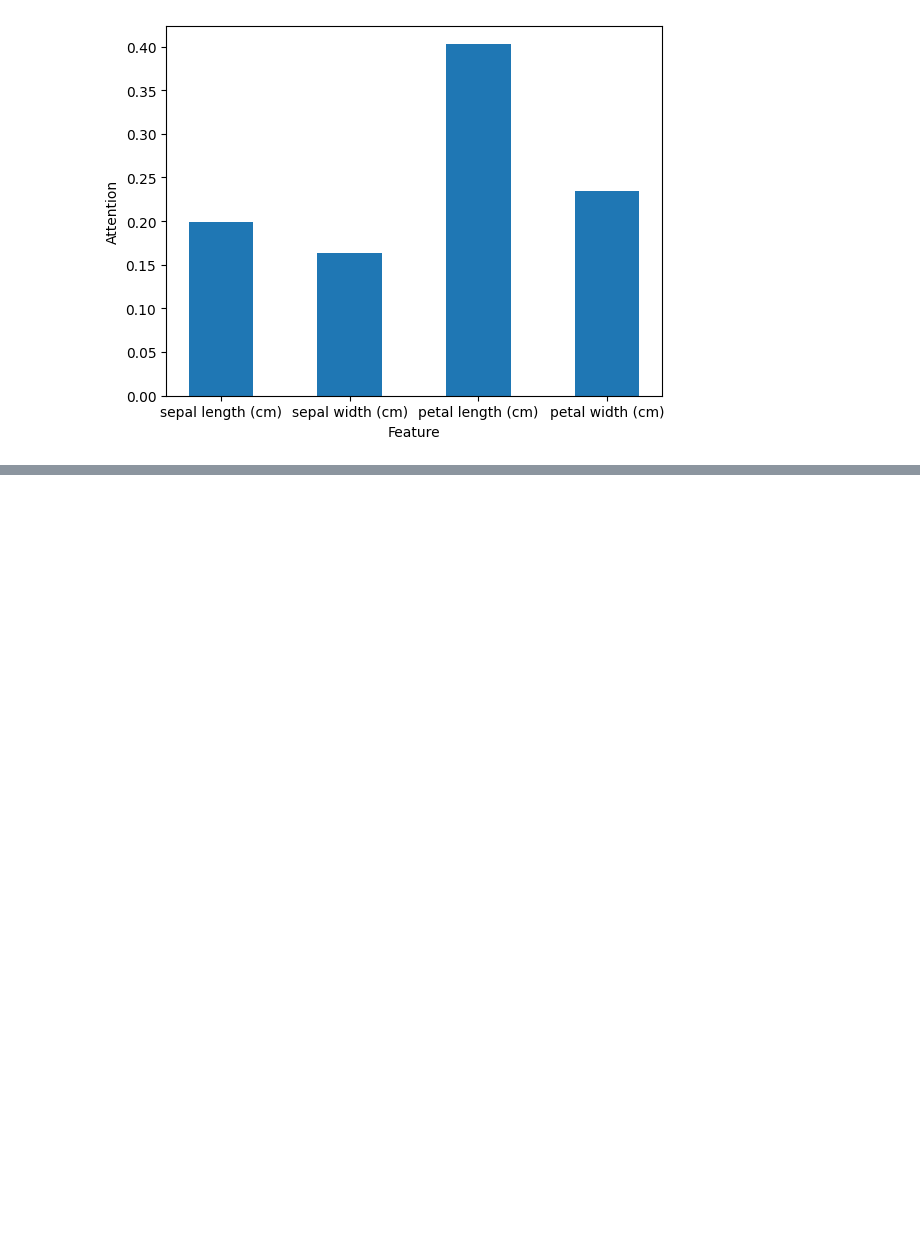
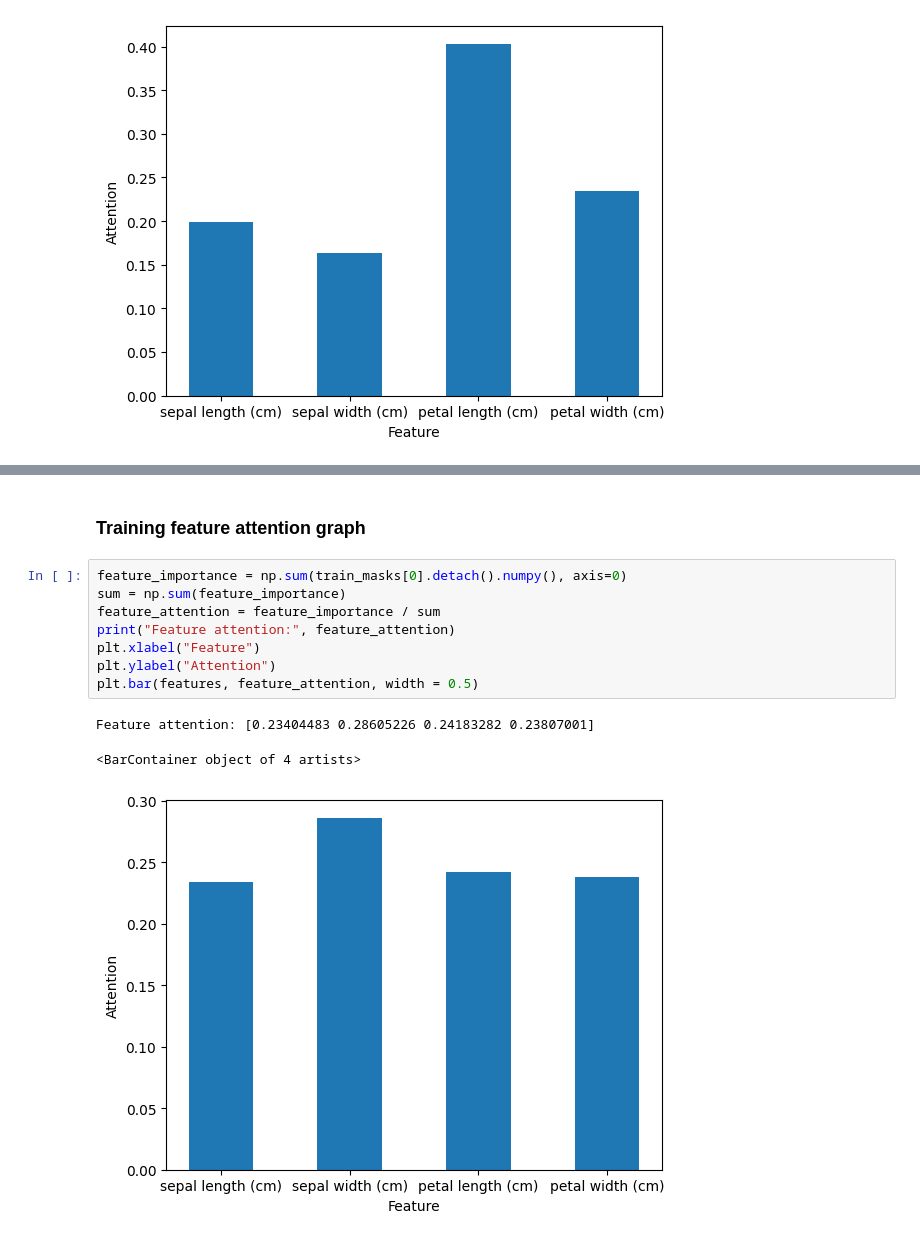
Before and after one commit to marcoBmota8/DLCausalOptimization, a Jupyter notebook: TabNet_Sample.ipynb, the cells around one changed output, grey strips where cells are left out. Drawn from its saved outputs; the diff is of its cells as text; blank space fills up the shorter version.

```diff
--- a/TabNet_Sample.ipynb
+++ b/TabNet_Sample.ipynb
@@ -306,0 +375,14 @@ for i in range(3):
+# %% [markdown]
+### Training feature attention graph
+# %%
+feature_importance = np.sum(train_masks[0].detach().numpy(), axis=0)
+sum = np.sum(feature_importance)
+feature_attention = feature_importance / sum
+print("Feature attention:", feature_attention)
+plt.xlabel("Feature")
+plt.ylabel("Attention")
+plt.bar(features, feature_attention, width = 0.5)
+# %% [output]
+Feature attention: [0.23404483 0.28605226 0.24183282 0.23807001]
+<BarContainer object of 4 artists>
+[figure, added]
```
Also changed, not shown: parts of 8 cells of this notebook.
